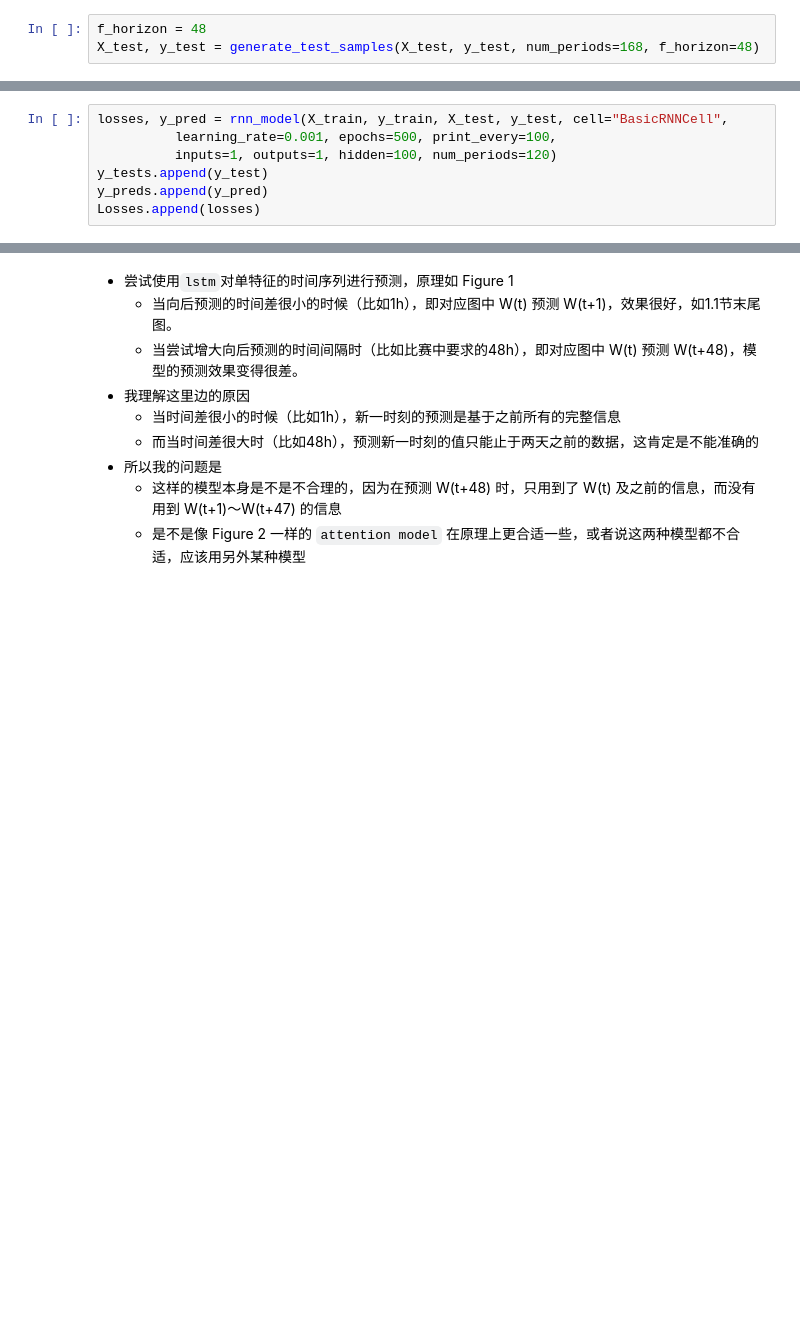
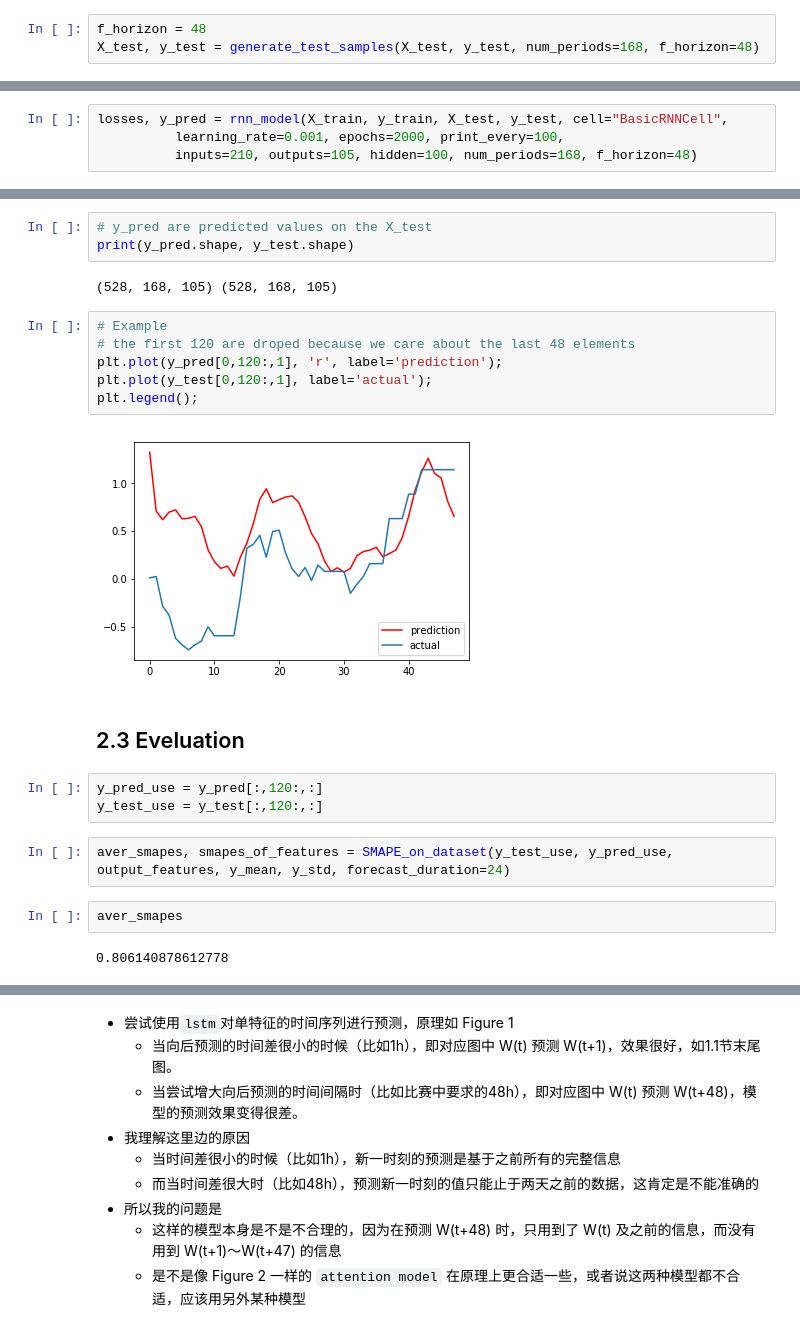
Before and after one commit to txytju/air-quality-prediction, a Jupyter notebook: multi_variable_lstm.ipynb, the cells around one changed output, grey strips where cells are left out. Saved outputs shown, nothing was run; the diff lists cells and outputs as text; blank space fills up the shorter version.

```diff
--- a/lstm.ipynb
+++ b/multi_variable_lstm.ipynb
@@ -233,8 +242,5 @@ X_test, y_test = generate_test_samples(X_test, y_test, num_periods=168, f_horizo
 # %%
 losses, y_pred = rnn_model(X_train, y_train, X_test, y_test, cell="BasicRNNCell",
-          learning_rate=0.001, epochs=500, print_every=100,
-          inputs=1, outputs=1, hidden=100, num_periods=120)
-y_tests.append(y_test)
-y_preds.append(y_pred)
-Losses.append(losses)
+          learning_rate=0.001, epochs=2000, print_every=100,
+          inputs=210, outputs=105, hidden=100, num_periods=168, f_horizon=48)
 # %% [output]
@@ -241,0 +267,24 @@ NameError: name 'generate_train_samples' is not defined
+# %%
+# y_pred are predicted values on the X_test
+print(y_pred.shape, y_test.shape)
+# %% [output]
+(528, 168, 105) (528, 168, 105)
+# %%
+# Example
+# the first 120 are droped because we care about the last 48 elements
+plt.plot(y_pred[0,120:,1], 'r', label='prediction');
+plt.plot(y_test[0,120:,1], label='actual');
+plt.legend();
+# %% [output]
+[figure, added]
+# %% [markdown]
+## 2.3 Eveluation
+# %%
+y_pred_use = y_pred[:,120:,:]
+y_test_use = y_test[:,120:,:]
+# %%
+aver_smapes, smapes_of_features = SMAPE_on_dataset(y_test_use, y_pred_use, output_features, y_mean, y_std, forecast_duration=24)
+# %%
+aver_smapes
+# %% [output]
+0.806140878612778
```
Also changed, not shown: parts of 11 cells of this notebook, 3 other files.
